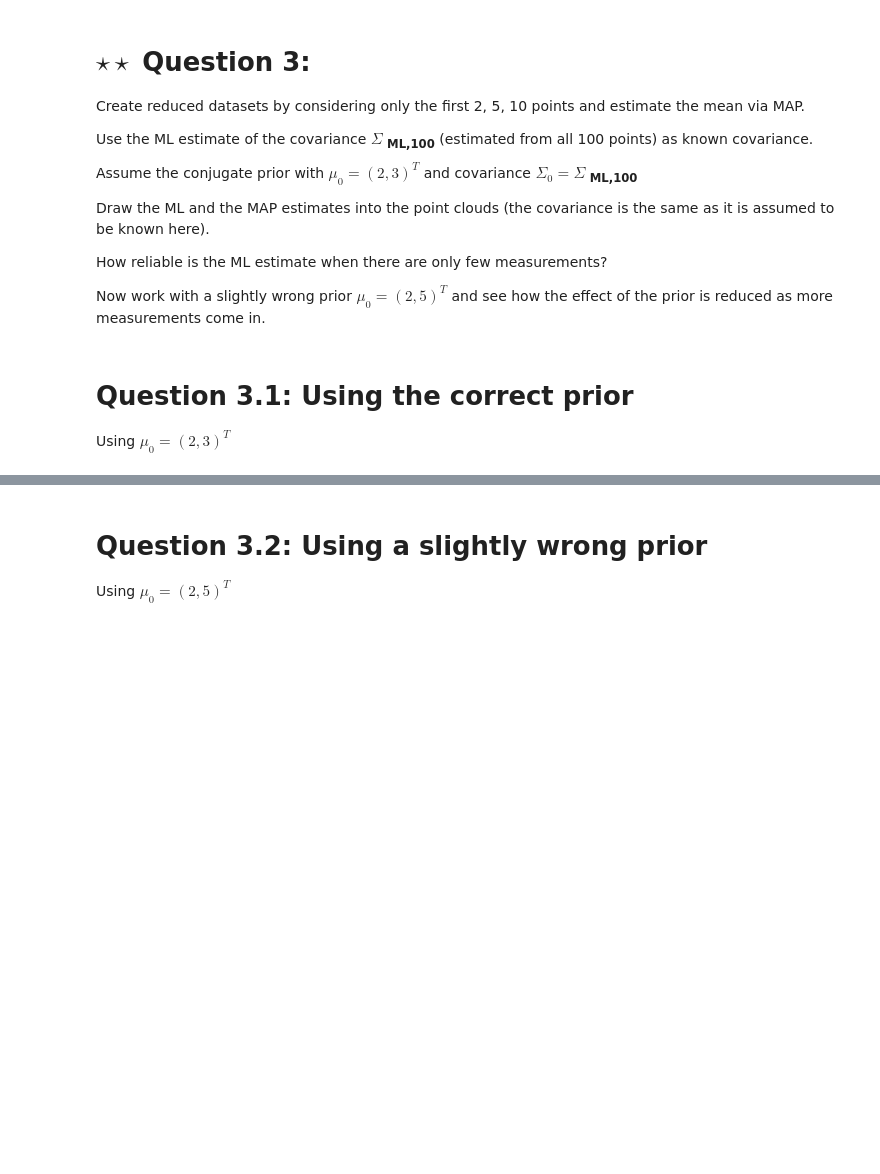
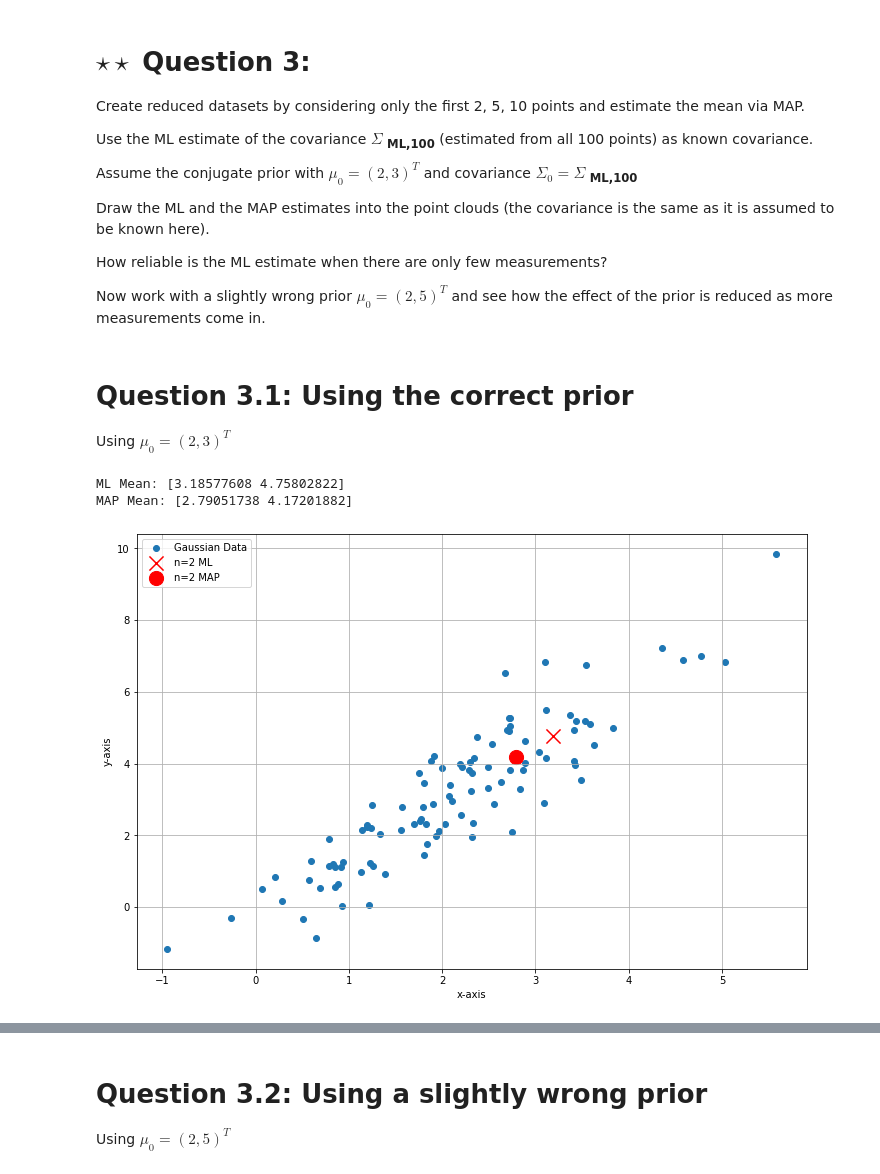
Before and after one commit to tintindas/spr-exercises, a Jupyter notebook: templates/ex2.ipynb, the cells around one changed output, grey strips where cells are left out. Cells and saved outputs as stored; diff of their text form; code cells hidden in the pictures; blank space fills up the shorter version.

```diff
--- a/templates/ex2.ipynb
+++ b/templates/ex2.ipynb
@@ -45,3 +103,19 @@ in.
 # %% [markdown]
 # Question 3.1: Using the correct prior
 Using   $\mu_0 = (2,3)^T $
+# %%
+# For first two points
+reduced_2 = gaussian[:2, :]
+ml_mean_2 = np.mean(reduced_2, axis=0)
+prior_cov = cov_ml
+prior_mean = np.array([2, 3])
+
+cov_2 = np.linalg.inv(np.linalg.inv(prior_cov) + 2*np.linalg.inv(cov_ml))
+
+map_mean_2 = cov_2 @ (2*np.linalg.inv(cov_ml) @ ml_mean_2 + np.linalg.inv(cov_ml) @ prior_mean)
+
+print(f"ML Mean: {ml_mean_2}")
+print(f"MAP Mean: {map_mean_2}")
+# %% [output]
+ML Mean: [3.18577608 4.75802822]
+MAP Mean: [2.79051738 4.17201882]
@@ -47,0 +133,16 @@ Using   $\mu_0 = (2,3)^T $
+# %%
+plt.figure(figsize=(12, 8))
+plt.scatter(gaussian[:, 0], gaussian[:, 1], label="Gaussian Data")
+plt.xlabel("x-axis")
+plt.ylabel("y-axis")
+plt.grid()
+
+
+plt.scatter(ml_mean_2[0], ml_mean_2[1], label="n=2 ML", c="r", marker="x", s=200)
+plt.scatter(map_mean_2[0], map_mean_2[1], label="n=2 MAP", c="r", marker="o", s=200)
+
+plt.legend()
+
+plt.show()
+# %% [output]
+[figure, added]
```
Also changed, not shown: parts of 11 cells of this notebook, 1 other file.
